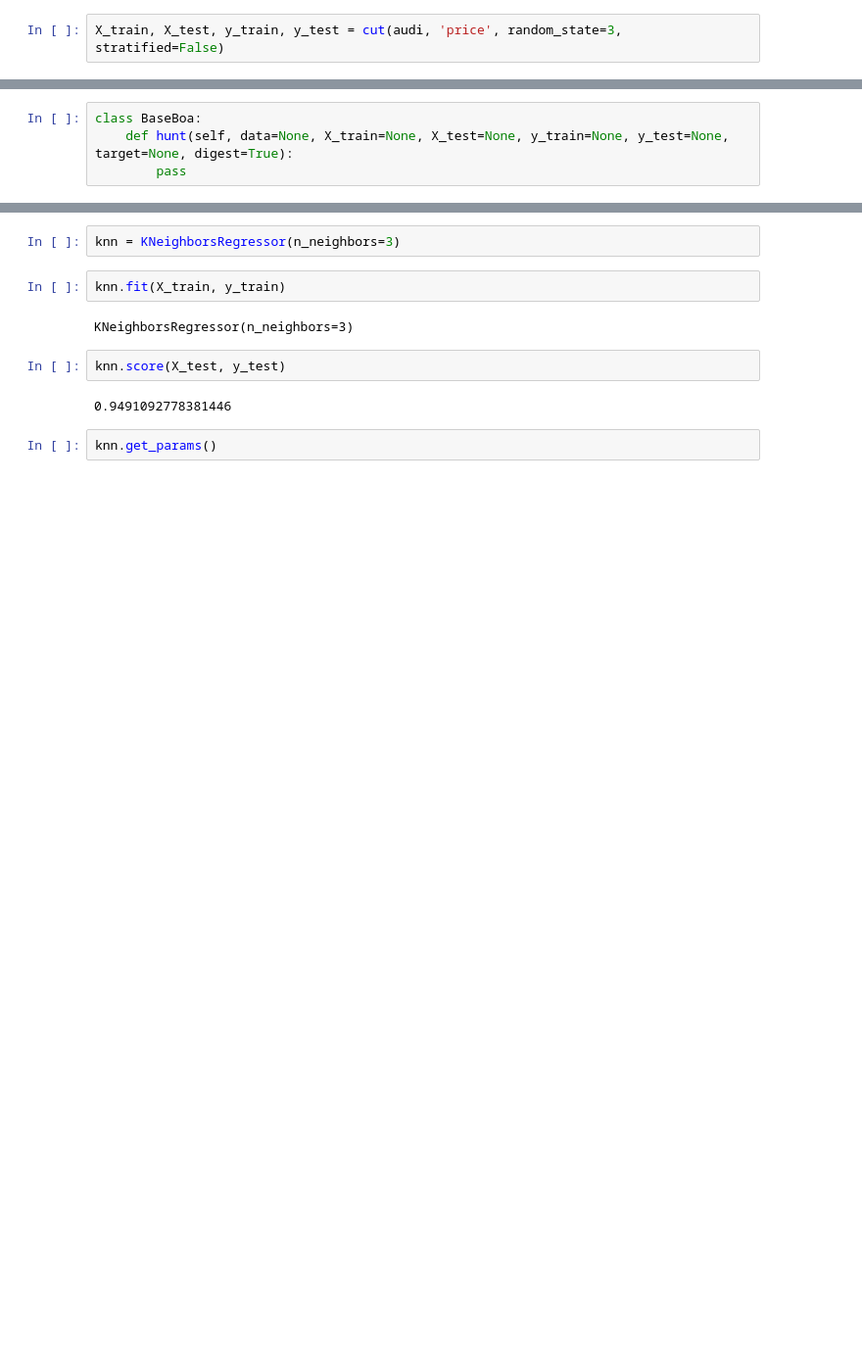
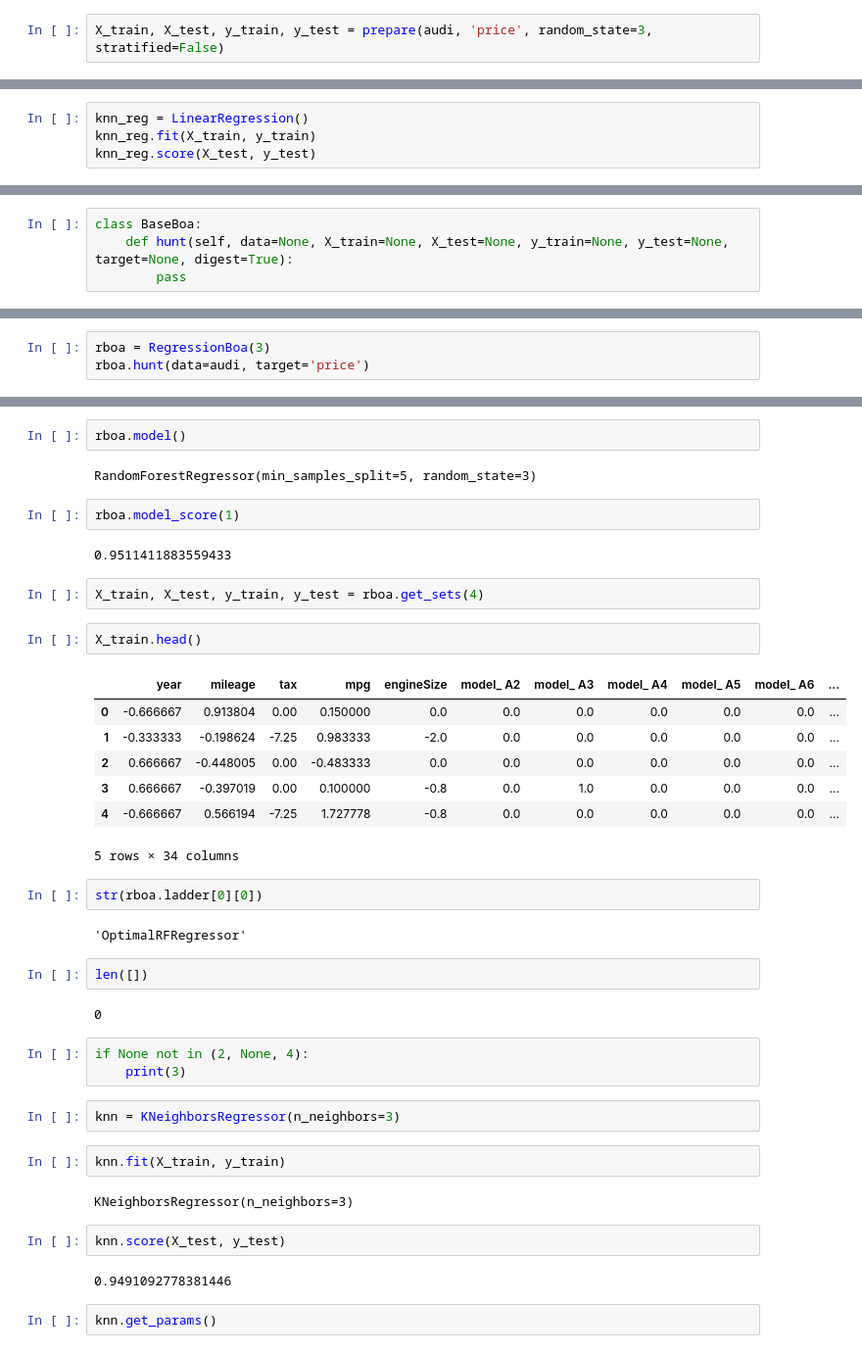
Before and after one commit to yu3ufff/emerald, a Jupyter notebook: testing/Testing.ipynb, the cells around one changed output, grey strips where cells are left out. Shown at 98% size. Saved outputs shown, nothing was run; the diff lists cells and outputs as text; blank space fills up the shorter version.

Commit message:
small fixes + finished RegressionBoa

```diff
--- a/testing/Testing.ipynb
+++ b/testing/Testing.ipynb
@@ -153,4 +149,4 @@ def cut(data, target, test_size=0.2, random_state=None, stratified=False, n_spli
 
         return X_train, X_test, y_train, y_test
 # %%
-X_train, X_test, y_train, y_test = cut(audi, 'price', random_state=3, stratified=False)
+X_train, X_test, y_train, y_test = prepare(audi, 'price', random_state=3, stratified=False)
@@ -249,3 +245,7 @@ y_train
 | 1688 | 11250 |
 | 5994 | 19400 |
 8534 rows × 1 columns
+# %%
+knn_reg = LinearRegression()
+knn_reg.fit(X_train, y_train)
+knn_reg.score(X_test, y_test)
@@ -813,0 +833,3 @@ class RegressionBoa(BaseBoa):
+# %%
+rboa = RegressionBoa(3)
+rboa.hunt(data=audi, target='price')
@@ -814,3 +850,34 @@ class RegressionBoa(BaseBoa):
+# %%
+rboa.model()
+# %% [output]
+RandomForestRegressor(min_samples_split=5, random_state=3)
+# %%
+rboa.model_score(1)
+# %% [output]
+0.9511411883559433
+# %%
+X_train, X_test, y_train, y_test = rboa.get_sets(4)
+# %%
+X_train.head()
+# %% [output]
+|  | year | mileage | tax | mpg | engineSize | model_ A2 | model_ A3 | model_ A4 | model_ A5 | model_ A6 | ... |
+| 0 | -0.666667 | 0.913804 | 0.00 | 0.150000 | 0.0 | 0.0 | 0.0 | 0.0 | 0.0 | 0.0 | ... |
+| 1 | -0.333333 | -0.198624 | -7.25 | 0.983333 | -2.0 | 0.0 | 0.0 | 0.0 | 0.0 | 0.0 | ... |
+| 2 | 0.666667 | -0.448005 | 0.00 | -0.483333 | 0.0 | 0.0 | 0.0 | 0.0 | 0.0 | 0.0 | ... |
+| 3 | 0.666667 | -0.397019 | 0.00 | 0.100000 | -0.8 | 0.0 | 1.0 | 0.0 | 0.0 | 0.0 | ... |
+| 4 | -0.666667 | 0.566194 | -7.25 | 1.727778 | -0.8 | 0.0 | 0.0 | 0.0 | 0.0 | 0.0 | ... |
+5 rows × 34 columns
+# %%
+str(rboa.ladder[0][0])
+# %% [output]
+'OptimalRFRegressor'
+# %%
+len([])
+# %% [output]
+0
+# %%
+if None not in (2, None, 4):
+    print(3)
 # %%
 knn = KNeighborsRegressor(n_neighbors=3)
 # %%
```
Also changed, not shown: parts of 17 cells of this notebook, 7 other files.
